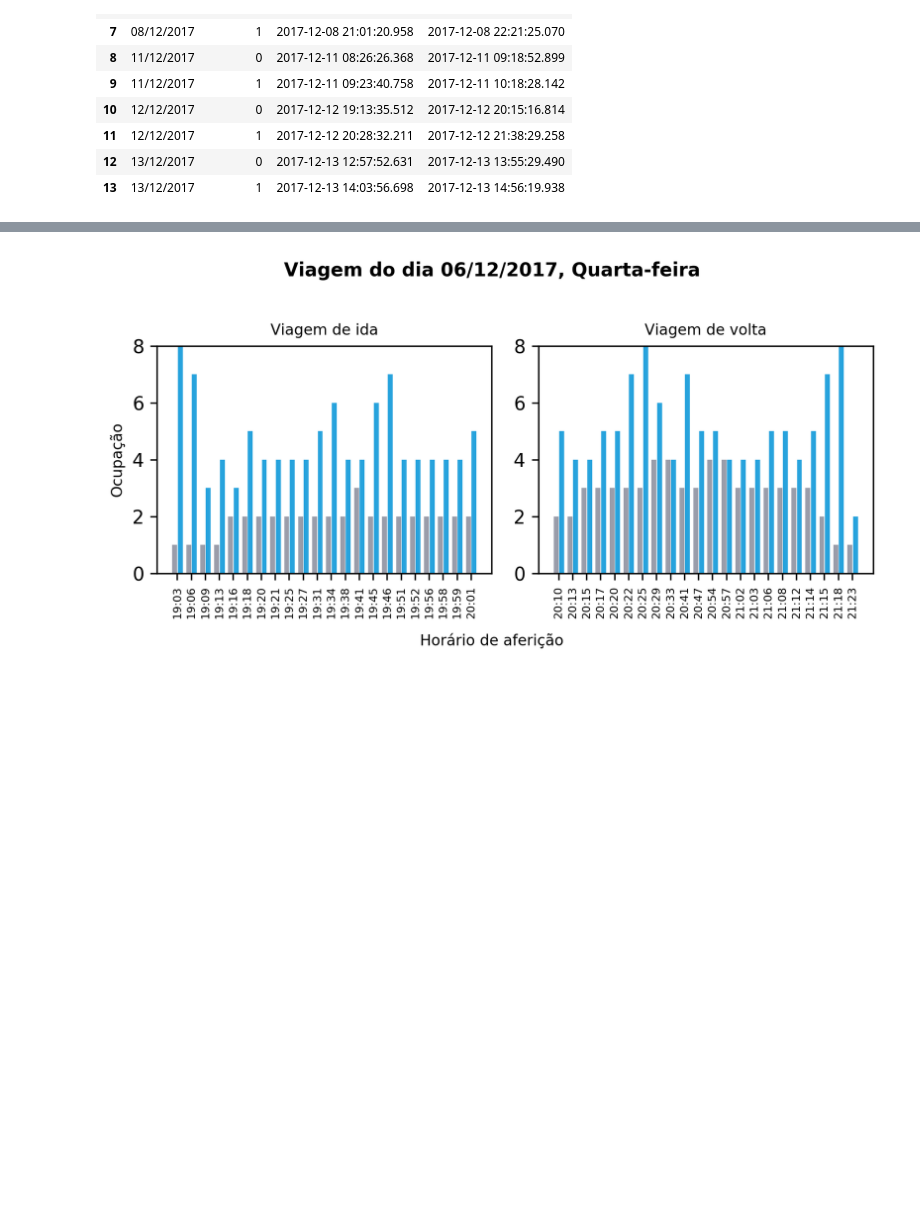
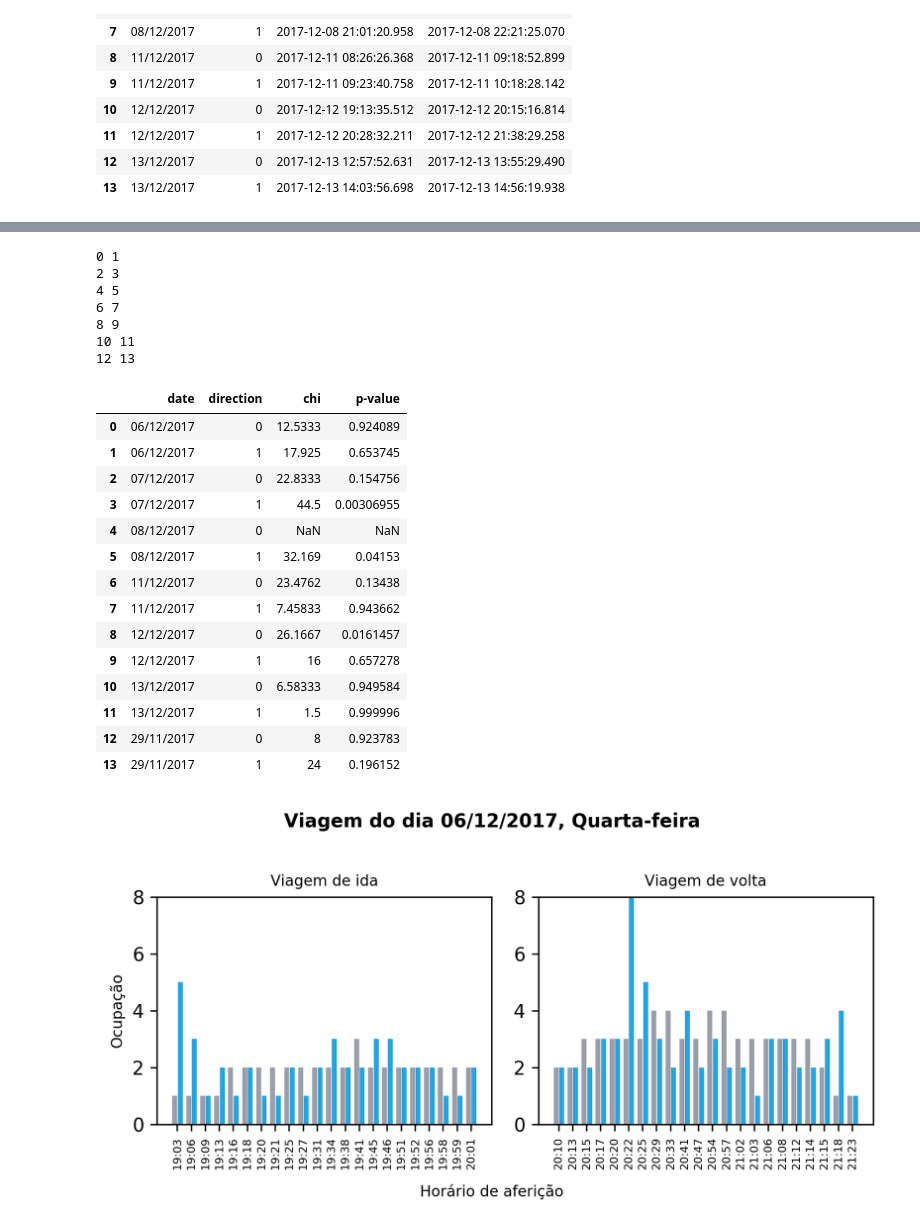
Before and after one commit to hilios/wifi-apc-analysis, a Jupyter notebook: analysis-v2.ipynb, the cells around one changed output, grey strips where cells are left out. Drawn from its saved outputs; the diff is of its cells as text; code cells hidden in the pictures; blank space fills up the shorter version.

```diff
--- a/analysis-v2.ipynb
+++ b/analysis-v2.ipynb
@@ -117,7 +122,7 @@ phones_ds.groupBy("date").count().orderBy("date").toPandas()
 # %%
 mins = lambda i: i * (60*60)
 
-IS_PASSENGER_THRESHOLD = 2
+IS_PASSENGER_THRESHOLD = 5
 
 repeated_sightings = (
     Window.partitionBy("mac")
@@ -143,13 +148,16 @@ sightings = (
     # 4) Estimate the occupation
     .groupBy("window").count()
     .withColumn("date", date_format("window.start", "dd/MM/yyyy"))
-)
+).cache()
 
 # Summary
 (
     sightings
     .withColumn("day", date_format("window.start", "EEEE"))
-    .groupBy("date").agg(first("day").alias("day"), sum("count"))
-    .toPandas()
-)
+    .groupBy("date")
+    .agg(
+        first("day").alias("day"),
+        sum("count").alias("total")
+    )
+).toPandas()
 # %% [output]
@@ -281,7 +289,7 @@ text_kwargs = {'fontsize': 8}
 labels_kwargs = {'fontsize': 6, 'rotation': 90}
 span_kwargs = {'facecolor': '#EEEEEE'}
 # %%
-date = "07/12/2017"
+date = "12/12/2017"
 
 # Get the start/end timestamps for the round trip
 a = trips.filter((col("date") == date) & (col("direction") == 0)).select("start", "end").first()
@@ -314,6 +322,7 @@ ax.bar(r.index, r['occupation'], width=0.0004, color=wifi_color)
 ax.set_title("Janela móvel de 5mins com passo de 1min", **title_kwargs)
 ax.set_ylabel("Ocupação", **text_kwargs)
 ax.set_xlabel("Horário", **text_kwargs)
+ax.axes.set_ybound(0, 8)
 ax.xaxis.set_major_locator(mdates.MinuteLocator(interval=5))
 ax.xaxis.set_minor_locator(mdates.MinuteLocator(interval=1))
 ax.xaxis.set_major_formatter(mdates.DateFormatter('%H:%M'))
@@ -353,10 +362,14 @@ distinct_date = (
     .orderBy("date")
     .distinct()
 )
-dates = map(lambda x: (x[0], x[1]), distinct_date.toPandas().values.tolist())
-# date = ["07/12/2017"]
 
-for date, day in sorted(dates, key=lambda x: x[0]):
+dates = list(map(lambda x: (x[0], x[1]), distinct_date.toPandas().values.tolist()))
+
+# Create the stats dataframe
+nrows = np.arange(math.floor(len(dates) * 2))
+stats = pd.DataFrame(columns=['date', 'direction', 'chi', 'p-value'], index=nrows)
+
+for i, (date, day) in enumerate(sorted(dates, key=lambda x: x[0])):
     data = (
         survey
         .filter((date_format("date", "dd/MM/yyyy") == date) & (col("occupation") != 8))
@@ -385,33 +398,67 @@ for date, day in sorted(dates, key=lambda x: x[0]):
 
     a = pd.merge_asof(aa, o, left_index=True, right_index=True, suffixes=("_real", "_wifi"))
     b = pd.merge_asof(bb, o, left_index=True, right_index=True, suffixes=("_real", "_wifi"))
 
     # Graph variables
     w = 0.35 # bar width
     s = 0.05 # bar spacing
     xA = np.arange(len(a))
     xB = np.arange(len(b))
 
     # Build the graph
     axes[0].set_title("Viagem de ida", **text_kwargs)
     axes[0].bar(xA - w / 2, a.occupation_real.values, width=w, color=real_color)
-    axes[0].bar(xA + w / 2 + s, a.occupation_wifi.values, width=w, color=wifi_color)
+    axes[0].bar(xA + w / 2 + s, a.occupation_wifi, width=w, color=wifi_color)
     axes[0].axes.set_ylabel("Ocupação", **text_kwargs)
     axes[0].axes.set_ybound(0, 8)
     axes[0].axes.set_xticks(xA)
     axes[0].axes.set_xticklabels(a.index.map(lambda x: x.strftime("%H:%M")), **labels_kwargs)
 
     axes[1].set_title("Viagem de volta", **text_kwargs)
     axes[1].bar(xB - w / 2, b.occupation_real, width=w, color=real_color)
-    axes[1].bar(xB + w / 2 + s, b.occupation_wifi.values, width=w, color=wifi_color)
+    axes[1].bar(xB + w / 2 + s, b.occupation_wifi, width=w, color=wifi_color)
     axes[1].axes.set_ybound(0, 8)
     axes[1].axes.set_xticks(xB)
     axes[1].axes.set_xticklabels(b.index.map(lambda x: x.strftime("%H:%M")), **labels_kwargs)
 
     fig.text(0.5, s="Viagem do dia %s, %s" % (date, day), horizontalalignment='center', **title_kwargs)
     fig.text(0.5, -0.02, "Horário de aferição", horizontalalignment='center', **text_kwargs)
     fig.tight_layout()
 
+    # Chi-quared test
+    print(i * 2, i * 2 + 1)
+    value, p_value = chisquare(a.occupation_real, a.occupation_wifi)
+    sa = pd.DataFrame({'date': date, 'direction': 0, 'chi': value, 'p-value': p_value}, index=[i * 2])
+
+    value, p_value = chisquare(b.occupation_real, b.occupation_wifi)
+    sb = pd.DataFrame({'date': date, 'direction': 1, 'chi': value, 'p-value': p_value}, index=[i * 2 +1])
+
+    stats.update(sa)
+    stats.update(sb)
+
+display(stats)
 plt.show()
 # %% [output]
+0 1
+2 3
+4 5
+6 7
+8 9
+10 11
+12 13
+|  | date | direction | chi | p-value |
+| 0 | 06/12/2017 | 0 | 12.5333 | 0.924089 |
+| 1 | 06/12/2017 | 1 | 17.925 | 0.653745 |
+| 2 | 07/12/2017 | 0 | 22.8333 | 0.154756 |
+| 3 | 07/12/2017 | 1 | 44.5 | 0.00306955 |
+| 4 | 08/12/2017 | 0 | NaN | NaN |
+| 5 | 08/12/2017 | 1 | 32.169 | 0.04153 |
+| 6 | 11/12/2017 | 0 | 23.4762 | 0.13438 |
+| 7 | 11/12/2017 | 1 | 7.45833 | 0.943662 |
+| 8 | 12/12/2017 | 0 | 26.1667 | 0.0161457 |
+| 9 | 12/12/2017 | 1 | 16 | 0.657278 |
+| 10 | 13/12/2017 | 0 | 6.58333 | 0.949584 |
+| 11 | 13/12/2017 | 1 | 1.5 | 0.999996 |
+| 12 | 29/11/2017 | 0 | 8 | 0.923783 |
+| 13 | 29/11/2017 | 1 | 24 | 0.196152 |
-[figure, old version]
+[figure, new version]
```
Also changed, not shown: parts of 8 cells of this notebook.
